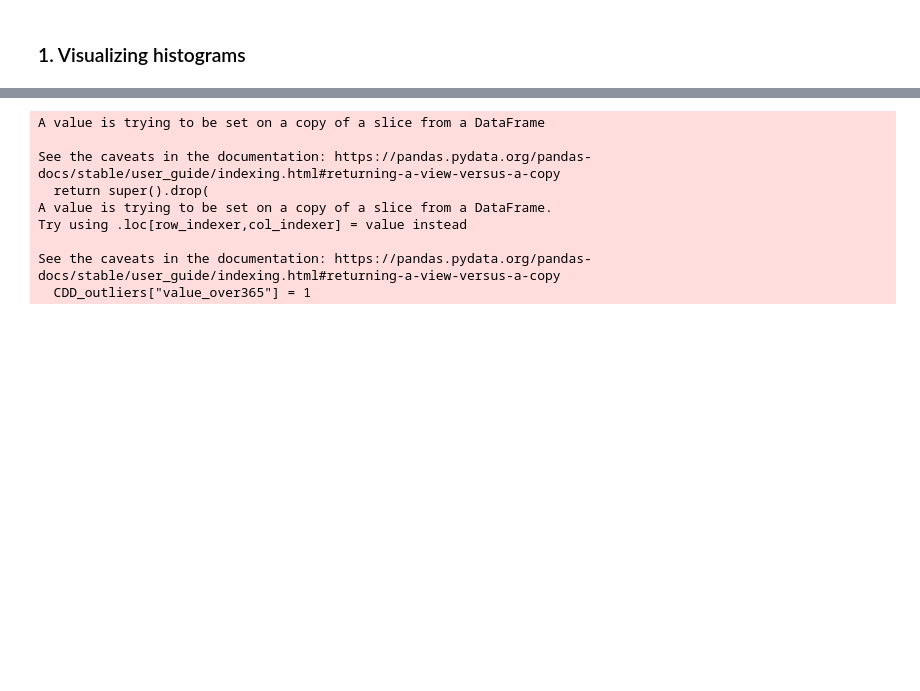
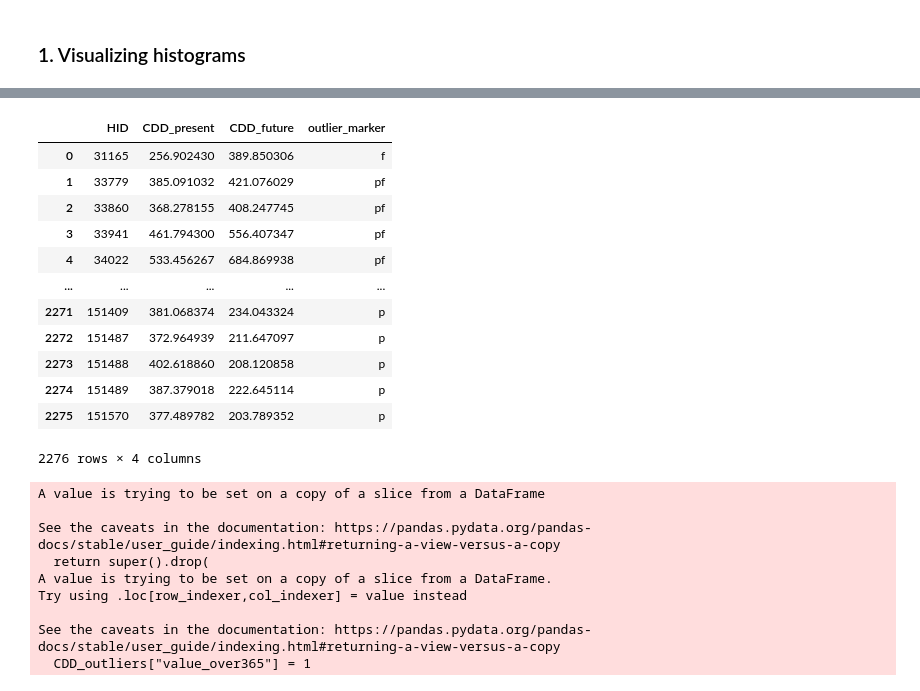
Before and after one commit to RyokoNod/sdm-asian-elephants, a Jupyter notebook: data_exploration/exploratory_analysis_etccdi.ipynb, the cells around one changed output, grey strips where cells are left out. Cells and saved outputs as stored; diff of their text form; code cells hidden in the pictures; blank space fills up the shorter version.

```diff
--- a/data_exploration/exploratory_analysis_etccdi.ipynb
+++ b/data_exploration/exploratory_analysis_etccdi.ipynb
@@ -120,0 +146,9 @@ present[present["CDD_IDW1N10"]>365].HID.nunique()
+# %%
+# number of outlier hexagons in present and future
+outliers_present = set(present[present["CDD_IDW1N10"]>365].HID.unique())
+outliers_future = set(future[future["CDD_IDW1N10"]>365].HID.unique())
+
+print("CDD outliers 1950-2000:", len(outliers_present))
+print("CDD outliers 2061-2080:", len(outliers_future))
+print("Outliers in both present and future:",len(outliers_present & outliers_future))
+print("Total number of outliers (present and future):",len(outliers_present | outliers_future))
@@ -120,0 +160,16 @@ present[present["CDD_IDW1N10"]>365].HID.nunique()
+# %%
+# create a single dataframe for the present and future outliers
+# first get the outlier rows separately for each dataframe
+CDD_outliersp = present[present["HID"].isin(outliers_present | outliers_future)]
+CDD_outliersf = future[future["HID"].isin(outliers_present | outliers_future)]
+
+# drop everything but HID and CDD
+CDD_outliersp.drop(CDD_outliersp.columns.difference(['HID',"CDD_IDW1N10"]), 1,inplace=True)
+CDD_outliersf.drop(CDD_outliersf.columns.difference(['HID',"CDD_IDW1N10"]), 1,inplace=True)
+
+# rename columns so I know which onees are historical and which are not
+CDD_outliersp.rename(columns={"CDD_IDW1N10": "CDD_present"}, inplace=True)
+CDD_outliersf.rename(columns={"CDD_IDW1N10": "CDD_future"}, inplace=True)
+
+#combine the two dataframes into one
+CDD_outliers = CDD_outliersp.merge(CDD_outliersf, on="HID")
@@ -121 +185,29 @@ present[present["CDD_IDW1N10"]>365].HID.nunique()
+# %%
+# setting indicator column
+# p: outlier in present only, f: outlier in future only, pf: outlier in present and future
+conditions = [
+    (CDD_outliers['CDD_present'] > 365) & (CDD_outliers['CDD_future'] <= 365),
+    (CDD_outliers['CDD_present'] <= 365) & (CDD_outliers['CDD_future'] > 365),
+    (CDD_outliers['CDD_present'] > 365) & (CDD_outliers['CDD_future'] > 365)]
+cases = ["p", "f", "pf"]
+
+CDD_outliers['outlier_marker'] = np.select(conditions, cases)
+
+CDD_outliers.to_csv("cdd_outliers.csv", index=False)
+# %%
+CDD_outliers
+# %% [output]
+|  | HID | CDD_present | CDD_future | outlier_marker |
+| 0 | 31165 | 256.902430 | 389.850306 | f |
+| 1 | 33779 | 385.091032 | 421.076029 | pf |
+| 2 | 33860 | 368.278155 | 408.247745 | pf |
+| 3 | 33941 | 461.794300 | 556.407347 | pf |
+| 4 | 34022 | 533.456267 | 684.869938 | pf |
+| ... | ... | ... | ... | ... |
+| 2271 | 151409 | 381.068374 | 234.043324 | p |
+| 2272 | 151487 | 372.964939 | 211.647097 | p |
+| 2273 | 151488 | 402.618860 | 208.120858 | p |
+| 2274 | 151489 | 387.379018 | 222.645114 | p |
+| 2275 | 151570 | 377.489782 | 203.789352 | p |
+2276 rows × 4 columns
 # %%
```
Also changed, not shown: parts of 17 cells of this notebook, 1 other file.
